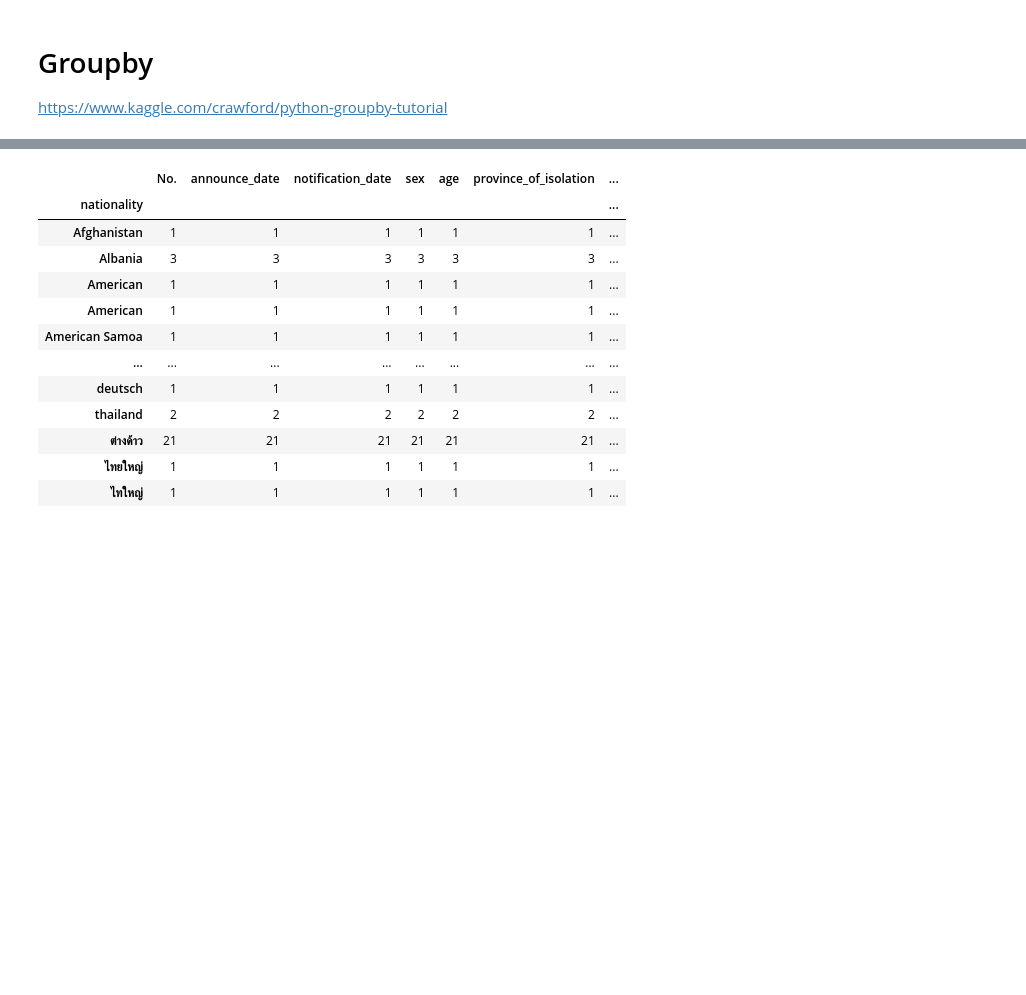
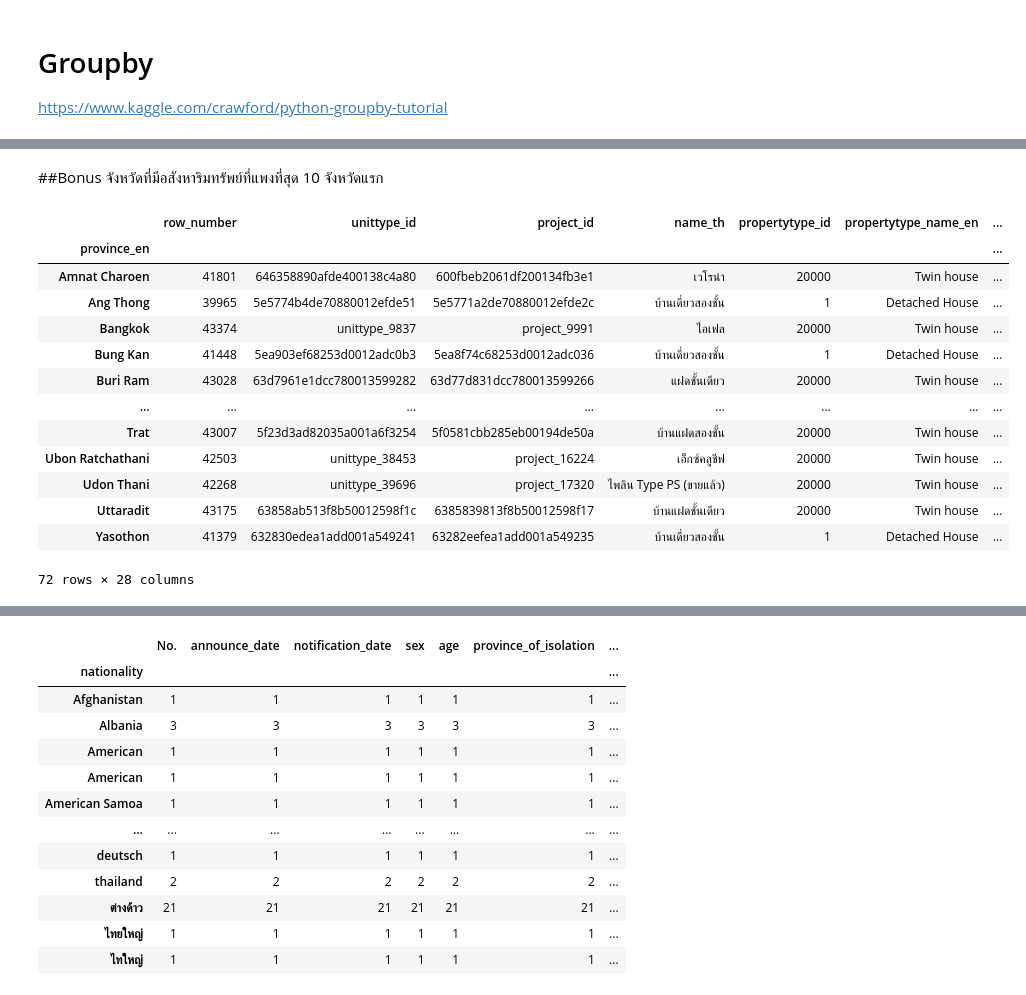
Before and after one commit to Jiraphatkk/python_dataviz2023, a Jupyter notebook: Pandas102.ipynb, the cells around one changed output, grey strips where cells are left out. Saved outputs shown, nothing was run; the diff lists cells and outputs as text; code cells hidden in the pictures; blank space fills up the shorter version.

```diff
--- a/Pandas102.ipynb
+++ b/Pandas102.ipynb
@@ -454,0 +206,6 @@ personalcovid_data.head()
+# %%
+project_df = pd.read_csv('/content/drive/MyDrive/DataViz23Data/opendata_project-2.csv')
+project_df
+# %%
+unit_df = pd.read_csv('/content/drive/MyDrive/DataViz23Data/opendata_unittype-2.csv')
+unit_df
@@ -454,0 +226,2 @@ personalcovid_data.head()
+# %%
+unit_df['province_en'] = unit_df['project_id'].map(project_df.set_index('project_id')['province_name_en'])
@@ -454,0 +230,3 @@ personalcovid_data.head()
+# %%
+project_df = project_df.drop_duplicates(subset='project_id') #ดรอปทุกแถวที่ซ้ำกัน ดูจากคอลัม project_id
+unit_df['province_en'] = unit_df['project_id'].map(project_df.set_index('project_id')['province_name_en'])
@@ -464,0 +299,20 @@ https://www.kaggle.com/crawford/python-groupby-tutorial
+# %% [markdown]
+##Bonus จังหวัดที่มีอสังหาริมทรัพย์ที่แพงที่สุด 10 จังหวัดแรก
+# %%
+bonus = unit_df.groupby('province_en').max()
+bonus
+# %% [output]
+|  | row_number | unittype_id | project_id | name_th | propertytype_id | propertytype_name_en | ... |
+| province_en |  |  |  |  |  |  | ... |
+| Amnat Charoen | 41801 | 646358890afde400138c4a80 | 600fbeb2061df200134fb3e1 | เวโรน่า | 20000 | Twin house | ... |
+| Ang Thong | 39965 | 5e5774b4de70880012efde51 | 5e5771a2de70880012efde2c | บ้านเดี่ยวสองชั้น | 1 | Detached House | ... |
+| Bangkok | 43374 | unittype_9837 | project_9991 | ไอเฟล | 20000 | Twin house | ... |
+| Bung Kan | 41448 | 5ea903ef68253d0012adc0b3 | 5ea8f74c68253d0012adc036 | บ้านเดี่ยวสองชั้น | 1 | Detached House | ... |
+| Buri Ram | 43028 | 63d7961e1dcc780013599282 | 63d77d831dcc780013599266 | แฝดชั้นเดียว | 20000 | Twin house | ... |
+| ... | ... | ... | ... | ... | ... | ... | ... |
+| Trat | 43007 | 5f23d3ad82035a001a6f3254 | 5f0581cbb285eb00194de50a | บ้านแฝดสองชั้น | 20000 | Twin house | ... |
+| Ubon Ratchathani | 42503 | unittype_38453 | project_16224 | เอ็กซ์คลูชีฟ | 20000 | Twin house | ... |
+| Udon Thani | 42268 | unittype_39696 | project_17320 | ไพลิน Type PS (ขายแล้ว) | 20000 | Twin house | ... |
+| Uttaradit | 43175 | 63858ab513f8b50012598f1c | 6385839813f8b50012598f17 | บ้านแฝดชั้นเดียว | 20000 | Twin house | ... |
+| Yasothon | 41379 | 632830edea1add001a549241 | 63282eefea1add001a549235 | บ้านเดี่ยวสองชั้น | 1 | Detached House | ... |
+72 rows × 28 columns
```
Also changed, not shown: parts of 47 cells of this notebook.
